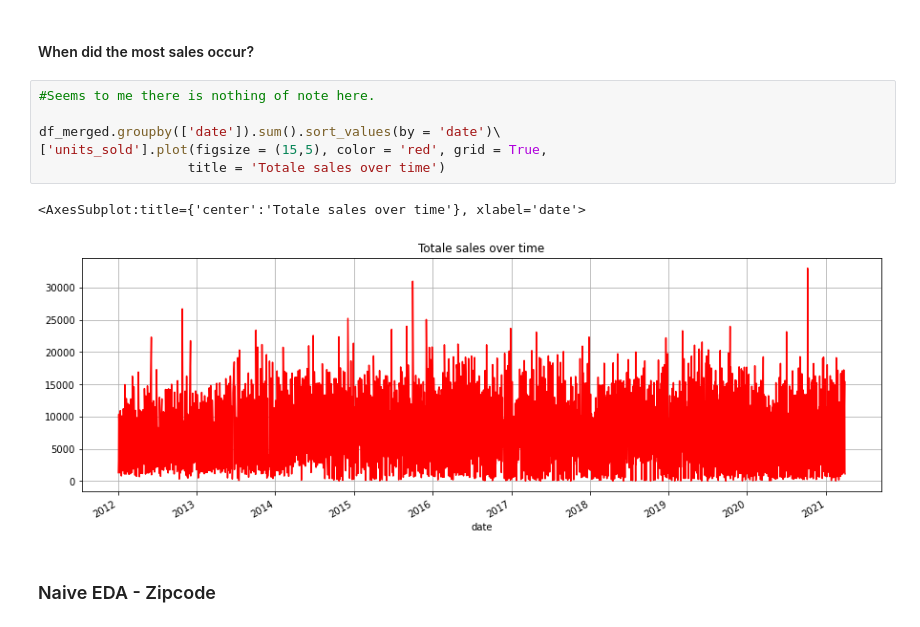
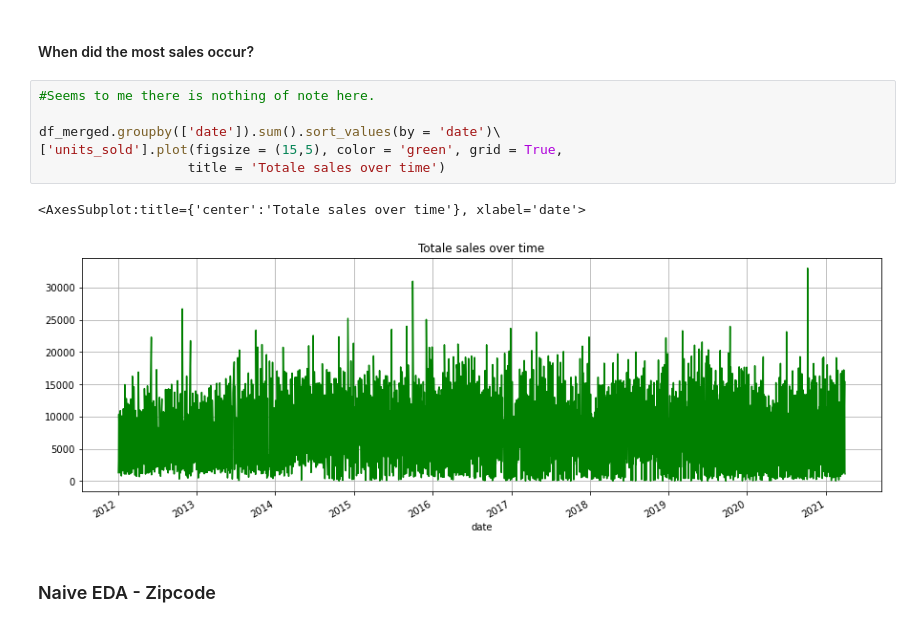
Before and after one commit to jymjam/Business-analytics-competition, a Jupyter notebook: data_cleaning/EDA.ipynb, the cells around one changed output. Cells and saved outputs as stored; diff of their text form.

```diff
--- a/data_cleaning/EDA.ipynb
+++ b/data_cleaning/EDA.ipynb
@@ -463,12 +466,12 @@ df_merged.groupby(['itemcategory']).sum().sort_values('units_sold')\
 # %%
 #Seems to me there is nothing of note here.
 
 df_merged.groupby(['date']).sum().sort_values(by = 'date')\
-['units_sold'].plot(figsize = (15,5), color = 'red', grid = True,
+['units_sold'].plot(figsize = (15,5), color = 'green', grid = True,
                    title = 'Totale sales over time')
 # %% [output]
 <AxesSubplot:title={'center':'Totale sales over time'}, xlabel='date'>
-[figure, old version]
+[figure, new version]
 # %% [markdown]
 ### Naive  EDA  - Zipcode
 # %% [markdown]
```
Also changed, not shown: parts of 16 cells of this notebook.
